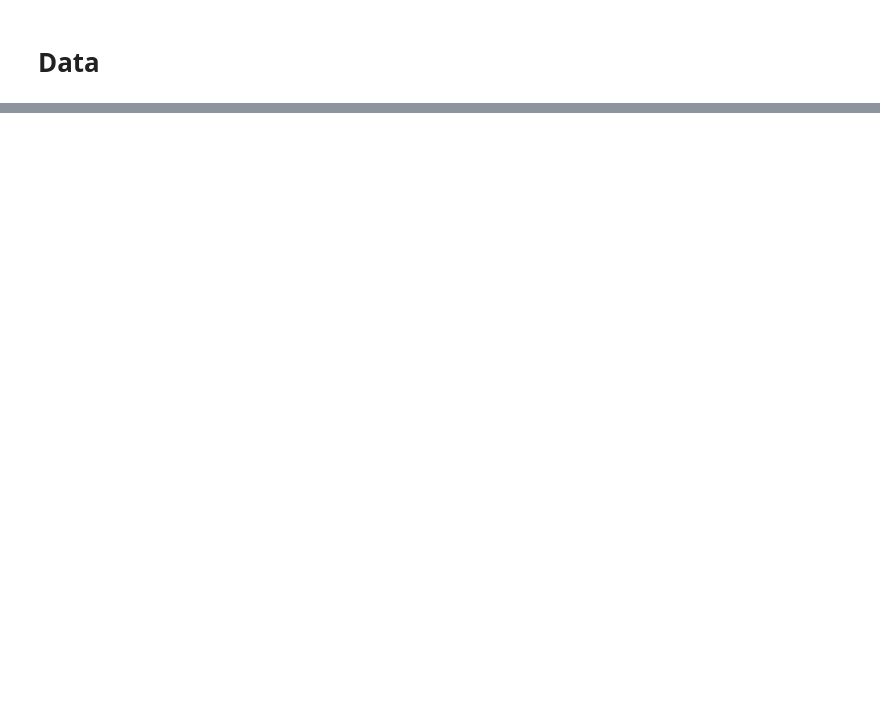
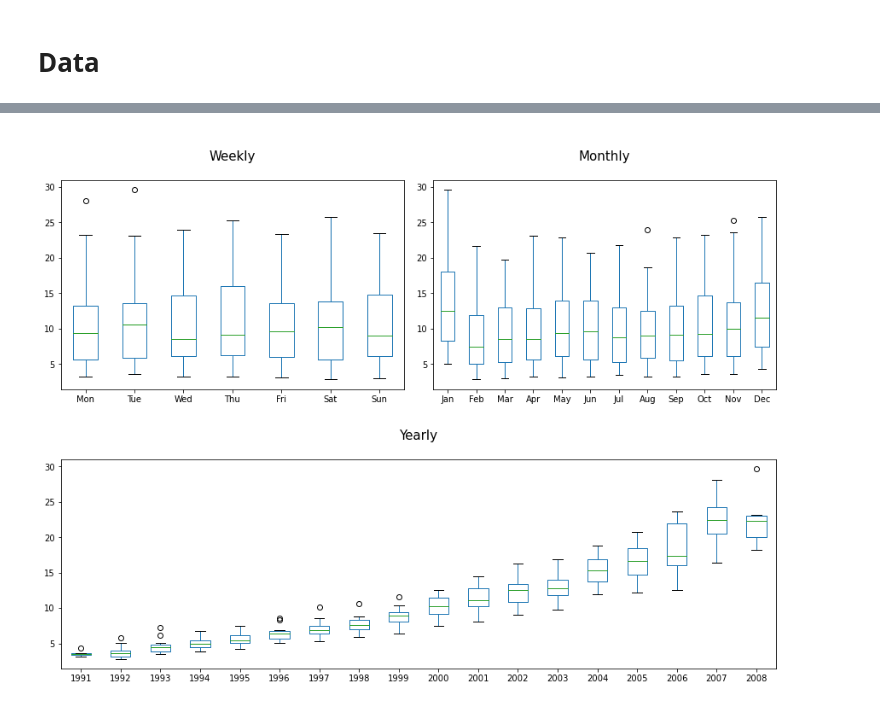
Before and after one commit to AaronNHorvitz/WanderingGoose, a Jupyter notebook: Sandbox/Time Series EDA.ipynb, the cells around one changed output, grey strips where cells are left out. Drawn from its saved outputs; the diff is of its cells as text; code cells hidden in the pictures; blank space fills up the shorter version.

```diff
--- a/Sandbox/Time Series EDA.ipynb
+++ b/Sandbox/Time Series EDA.ipynb
@@ -116,3 +123,0 @@ ax.bar(x=data.index, height=data.minimum, color='grey',alpha=0.45, label='Min Va
-# %%
-data = pd.DataFrame({'day_name':day_names, 'values':values})
-data
@@ -133,4 +123,0 @@ data
-# %%
-data = pd.DataFrame({'day_name':day_names, 'values':values})
-data = data.pivot(columns='day_name', values = 'values')
-ax = data.boxplot(figsize=(10,10))
@@ -163,8 +123,0 @@ plt.boxplot(data[col])
-# %%
-data = pd.DataFrame({'day_name':day_names, 'values':values})
-data_dict = {}
-for day in data.day_name.unique():
-    x_vals = data.loc[data.day_name==day].set_index('day_name')
-    data_dict[day]=x_vals
-data = pd.DataFrame(data_dict)
-data
@@ -210,0 +186,16 @@ def seasonal_plot(dates, values):
+# %%
+def seasonal_boxplots(df, figsize=(12,9)):
+
+    fig = plt.figure(constrained_layout=True, figsize=figsize)
+    specs = gridspec.GridSpec(ncols=2, nrows=2, figure=fig)
+
+    ax1 = fig.add_subplot(specs[0, 0])
+    ax1 = weekly_seasonal_boxplots(df, figsize=(figsize[0]/2,5), solo_plot=False, ax=ax1)
+
+    ax2 = fig.add_subplot(specs[0, 1])
+    ax2 = monthly_seasonal_boxplots(df, figsize=(figsize[0]/2,5), solo_plot=False, ax=ax2)
+
+    ax3 = fig.add_subplot(specs[1, :])
+    ax3 = yearly_seasonal_boxplots(df, figsize=(figsize[0],5), solo_plot=False, ax=ax3)
+
+    plt.show()
@@ -210,0 +234,4 @@ def seasonal_plot(dates, values):
+# %%
+seasonal_boxplots(df, figsize=(12,9))
+# %% [output]
+[figure, added]
```
Also changed, not shown: parts of 21 cells of this notebook, 1 other file.
